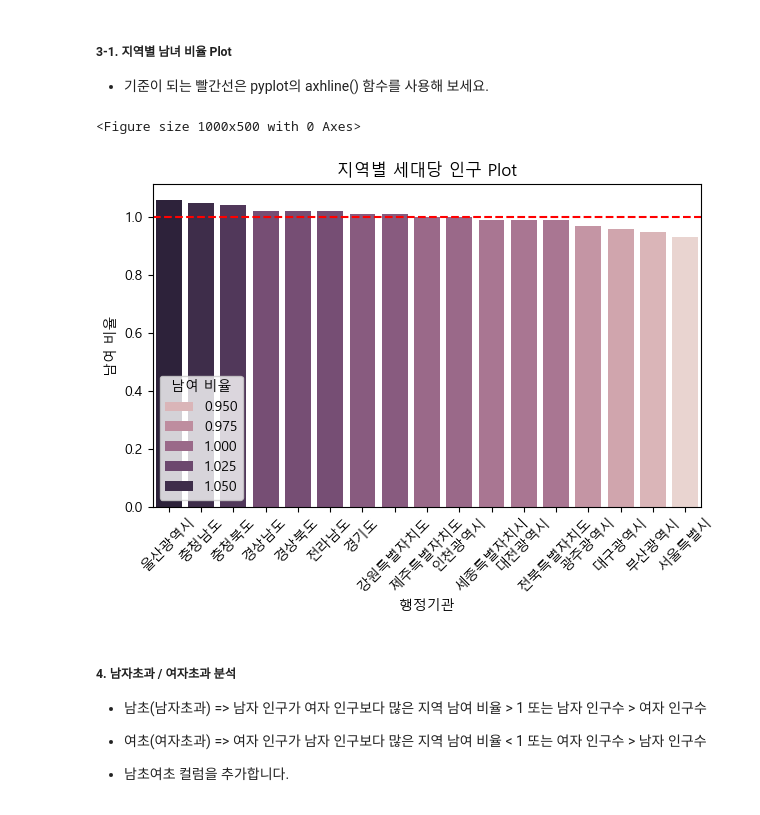
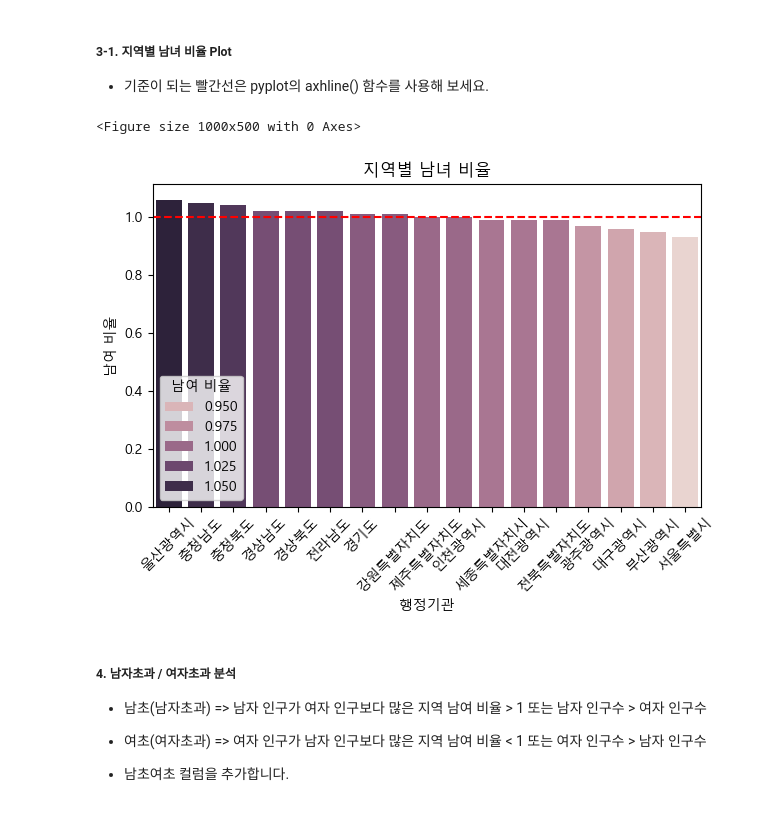
Before and after one commit to oyushik/04-data-visualization, a Jupyter notebook: 04_인구현황분석.ipynb, the cells around one changed output. Saved outputs shown, nothing was run; the diff lists cells and outputs as text; code cells hidden in the pictures.

```diff
--- a/04_인구현황분석.ipynb
+++ b/04_인구현황분석.ipynb
@@ -130,17 +130,17 @@ df.loc[df['남여 비율'].nlargest(5).index, ['행정기관', '남여 비율']]
 # %%
 plt.figure(figsize=(10,5))
 plt.subplots(nrows=1, ncols=1)
 
 # seaborn의 barplot() 함수사용
 sns.barplot(x='행정기관', y='남여 비율', data=df.sort_values(by='남여 비율', ascending=False), hue='남여 비율')
 plt.axhline(1, color='r', linestyle='--')
 plt.xticks(rotation=45)
-plt.title('지역별 세대당 인구 Plot')
+plt.title('지역별 남녀 비율')
 plt.tight_layout()
 plt.show()
 # %% [output]
 <Figure size 1000x500 with 0 Axes>
-[figure, old version]
+[figure, new version]
 # %% [markdown]
 ##### 4. 남자초과 / 여자초과 분석
 * 남초(남자초과) => 남자 인구가 여자 인구보다 많은 지역	남여 비율 > 1 또는 남자 인구수 > 여자 인구수
```
Also changed, not shown: parts of 2 cells of this notebook, 1 other file.
